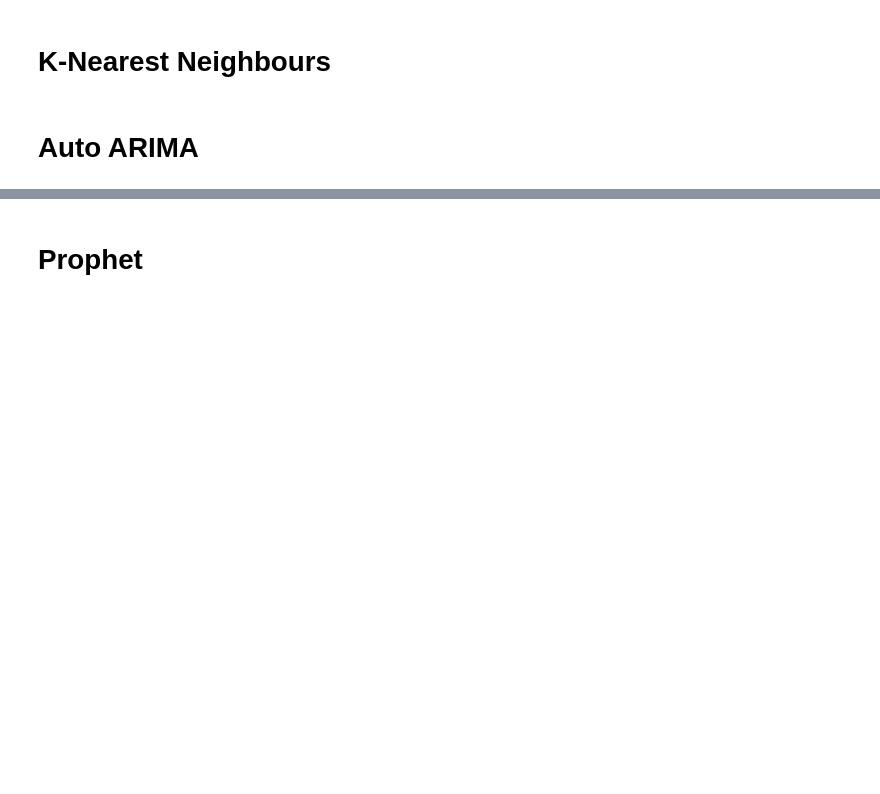
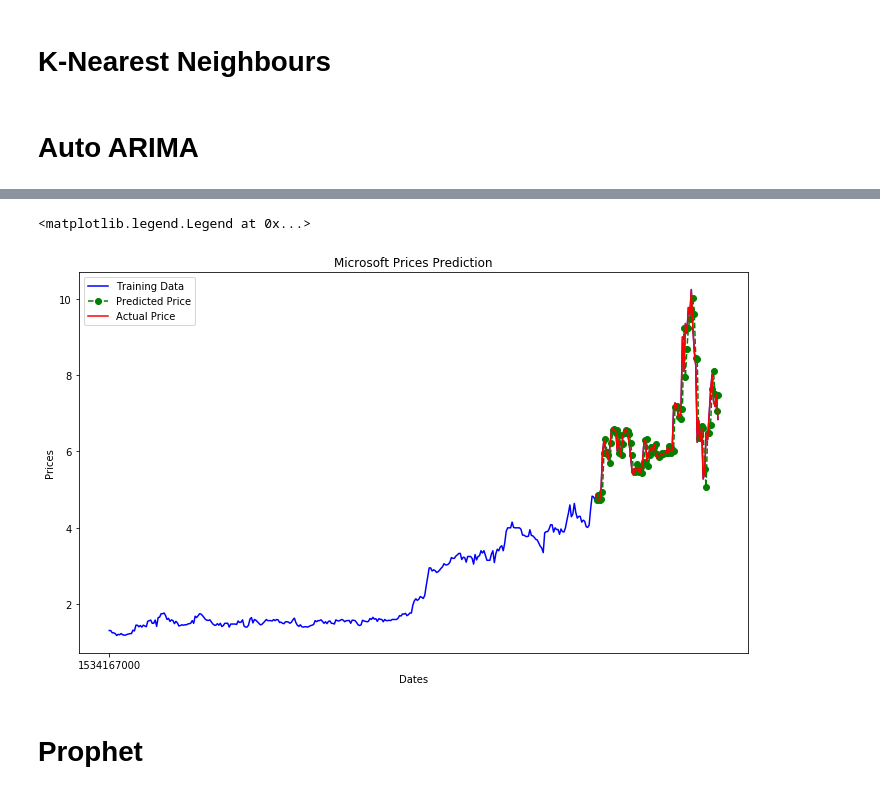
Before and after one commit to kanskris/project-03, a Jupyter notebook: Machine Learning Model.ipynb, the cells around one changed output, grey strips where cells are left out. Cells and saved outputs as stored; diff of their text form; code cells hidden in the pictures; blank space fills up the shorter version.

```diff
--- a/Machine Learning Model.ipynb
+++ b/Machine Learning Model.ipynb
@@ -178,0 +195,18 @@ plt.plot(forecast['Prediction'])
+# %%
+train_ar = train_data['c'].values
+test_ar = test_data['c'].values
+history = [x for x in train_ar]
+print(type(history))
+predictions = list()
+for t in range(len(test_ar)):
+    model = ARIMA(history, order=(5,1,0))
+    model_fit = model.fit(disp=0)
+    output = model_fit.forecast()
+    yhat = output[0]
+    predictions.append(yhat)
+    obs = test_ar[t]
+    history.append(obs)
+error = mean_squared_error(test_ar, predictions)
+print('Testing Mean Squared Error: %.3f' % error)
+error2 = smape_kun(test_ar, predictions)
+print('Symmetric mean absolute percentage error: %.3f' % error2)
@@ -179,3 +233,17 @@ plt.plot(forecast['Prediction'])
+# %%
+plt.figure(figsize=(12,7))
+plt.plot(df['c'], 'green', color='blue', label='Training Data')
+plt.plot(test_data.index, predictions, color='green', marker='o', linestyle='dashed',
+         label='Predicted Price')
+plt.plot(test_data.index, test_data['c'], color='red', label='Actual Price')
+plt.title('Microsoft Prices Prediction')
+plt.xlabel('Dates')
+plt.ylabel('Prices')
+plt.xticks(np.arange(0,412, 1300), df['t'][0:412:1300])
+plt.legend()
+# %% [output]
+<matplotlib.legend.Legend at 0x...>
+[figure, added]
 # %% [markdown]
 # Prophet
 # %%
```
Also changed, not shown: parts of 36 cells of this notebook, 2 other files.
